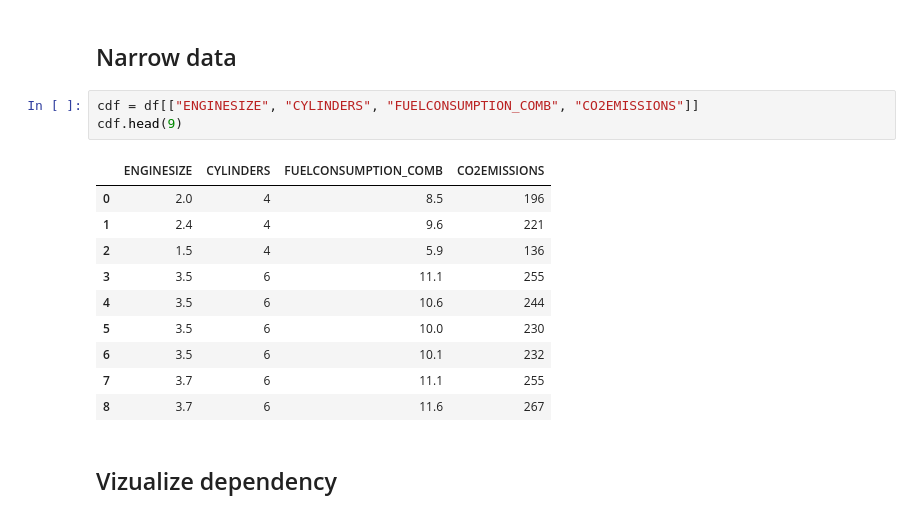
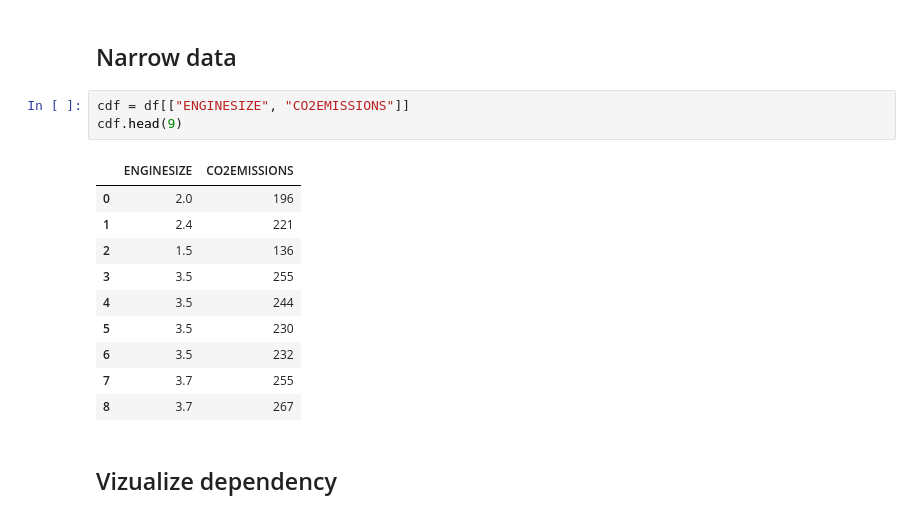
Before and after one commit to korneevdi/Machine_Learning_Methods, a Jupyter notebook: Simple_Linear_Regression/CO2_Emission.ipynb, the cells around one changed output. Cells and saved outputs as stored; diff of their text form.

```diff
--- a/Simple_Linear_Regression/CO2_Emission.ipynb
+++ b/Simple_Linear_Regression/CO2_Emission.ipynb
@@ -34,19 +34,19 @@ df.describe()
 # %% [markdown]
 ## Narrow data
 # %%
-cdf = df[["ENGINESIZE", "CYLINDERS", "FUELCONSUMPTION_COMB", "CO2EMISSIONS"]]
+cdf = df[["ENGINESIZE", "CO2EMISSIONS"]]
 cdf.head(9)
 # %% [output]
-|  | ENGINESIZE | CYLINDERS | FUELCONSUMPTION_COMB | CO2EMISSIONS |
-| 0 | 2.0 | 4 | 8.5 | 196 |
-| 1 | 2.4 | 4 | 9.6 | 221 |
-| 2 | 1.5 | 4 | 5.9 | 136 |
-| 3 | 3.5 | 6 | 11.1 | 255 |
-| 4 | 3.5 | 6 | 10.6 | 244 |
-| 5 | 3.5 | 6 | 10.0 | 230 |
-| 6 | 3.5 | 6 | 10.1 | 232 |
-| 7 | 3.7 | 6 | 11.1 | 255 |
-| 8 | 3.7 | 6 | 11.6 | 267 |
+|  | ENGINESIZE | CO2EMISSIONS |
+| 0 | 2.0 | 196 |
+| 1 | 2.4 | 221 |
+| 2 | 1.5 | 136 |
+| 3 | 3.5 | 255 |
+| 4 | 3.5 | 244 |
+| 5 | 3.5 | 230 |
+| 6 | 3.5 | 232 |
+| 7 | 3.7 | 255 |
+| 8 | 3.7 | 267 |
 # %% [markdown]
 ## Vizualize dependency
 # %%
```
Also changed, not shown: parts of 5 cells of this notebook, 2 other files.
